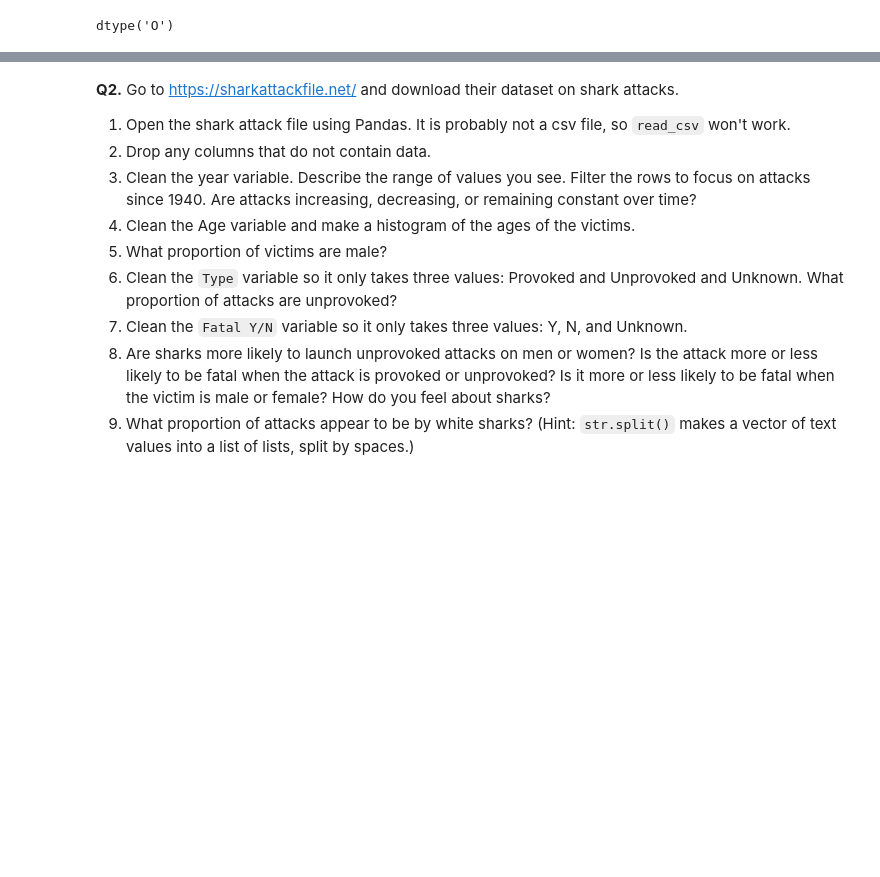
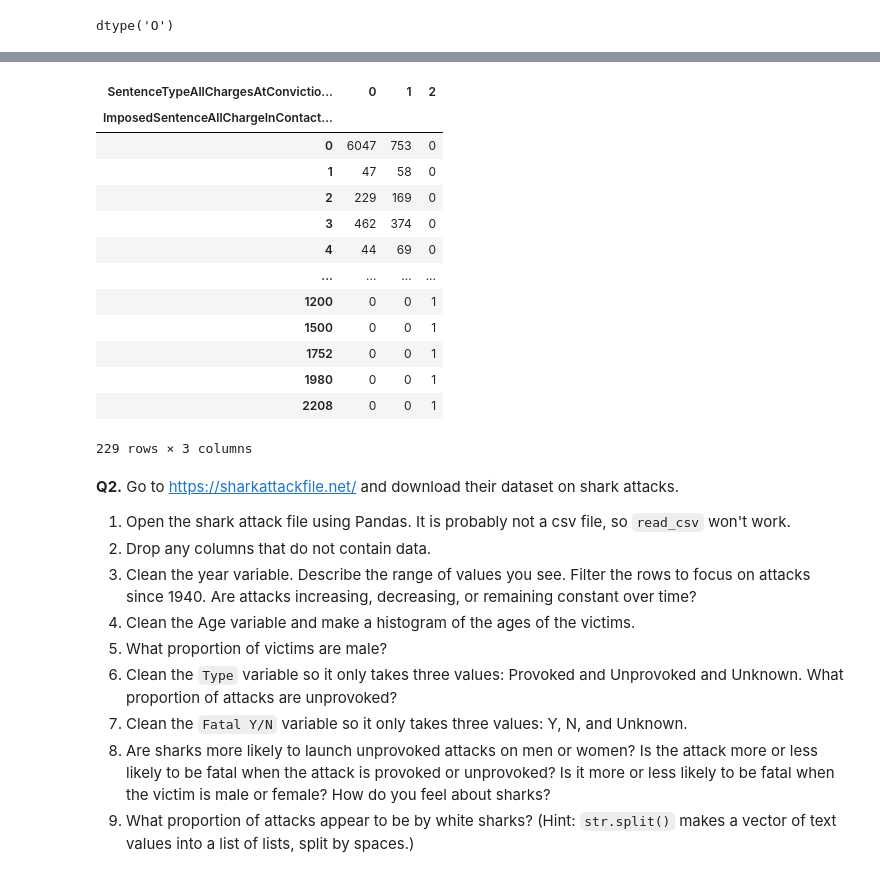
Before and after one commit to ameliavasiliu/wrangling, a Jupyter notebook: assignment/assignment.ipynb, the cells around one changed output, grey strips where cells are left out. Drawn from its saved outputs; the diff is of its cells as text; code cells hidden in the pictures; blank space fills up the shorter version.

```diff
--- a/assignment/assignment.ipynb
+++ b/assignment/assignment.ipynb
@@ -151,2 +202,2 @@ dtype: int64
 # %%
-df3['ImposedSentenceAllChargeInContactEvent'].replace(['', ' ', 'NA', 'NULL', 'None', 'NaN'], np.nan)
+df3['ImposedSentenceAllChargeInContactEvent'] = df3['ImposedSentenceAllChargeInContactEvent'].replace(['', ' ', 'NA', 'NULL', 'None', 'NaN'], np.nan)
@@ -173,0 +208,7 @@ dtype('O')
+# %%
+df3['ImposedSentenceAllChargeInContactEvent'] = pd.to_numeric(df3['ImposedSentenceAllChargeInContactEvent'], errors='coerce')
+# %%
+#want to change to integer to perform cross tabulation, so need to remove Nans
+df3 = df3.dropna(subset=['ImposedSentenceAllChargeInContactEvent'])
+# %%
+df3['ImposedSentenceAllChargeInContactEvent'] = df3['ImposedSentenceAllChargeInContactEvent'].astype(int)
@@ -174,3 +241,20 @@ dtype('O')
+# %%
+pd.crosstab(df3['ImposedSentenceAllChargeInContactEvent'], df3["SentenceTypeAllChargesAtConvictionInContactEvent"])
+# %% [output]
+| SentenceTypeAllChargesAtConvictio... | 0 | 1 | 2 |
+| ImposedSentenceAllChargeInContact... |  |  |  |
+| 0 | 6047 | 753 | 0 |
+| 1 | 47 | 58 | 0 |
+| 2 | 229 | 169 | 0 |
+| 3 | 462 | 374 | 0 |
+| 4 | 44 | 69 | 0 |
+| ... | ... | ... | ... |
+| 1200 | 0 | 0 | 1 |
+| 1500 | 0 | 0 | 1 |
+| 1752 | 0 | 0 | 1 |
+| 1980 | 0 | 0 | 1 |
+| 2208 | 0 | 0 | 1 |
+229 rows × 3 columns
 # %% [markdown]
 **Q2.** Go to https://sharkattackfile.net/ and download their dataset on shark attacks.
 
```
Also changed, not shown: parts of 21 cells of this notebook.
